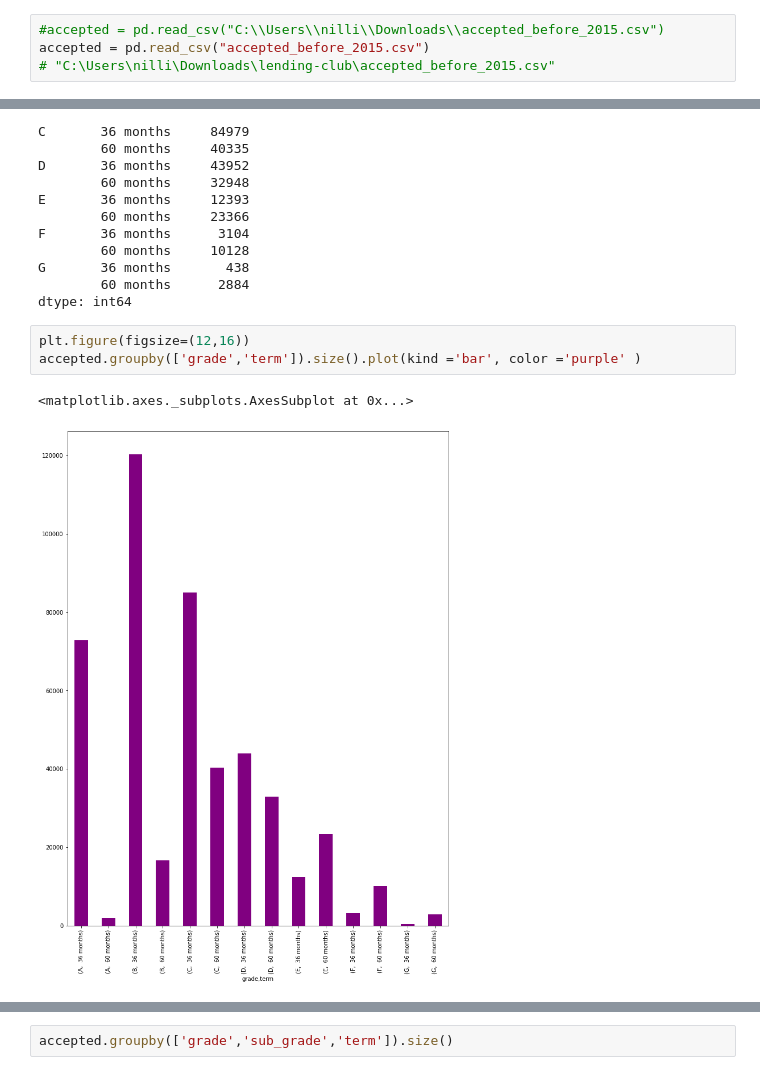
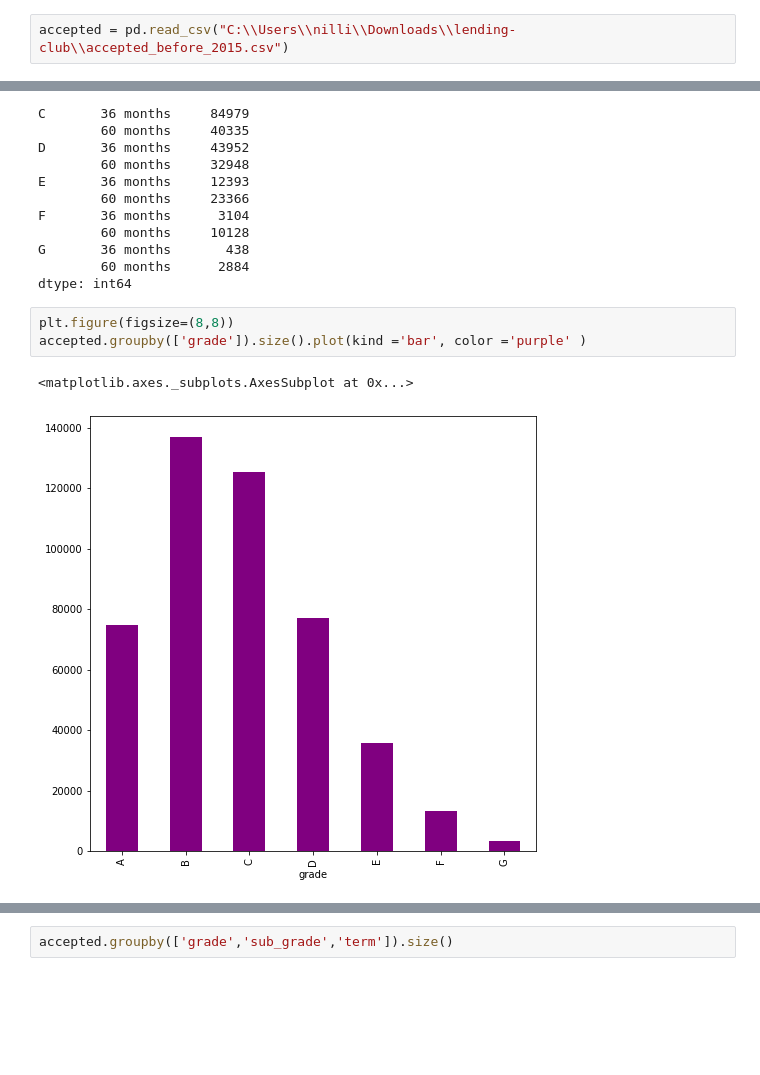
Before and after one commit to kisakiwata/Lending_Club_Portfolio_Analysis, a Jupyter notebook: NE_EDA_Lending_Club_Capstone.ipynb, the cells around one changed output, grey strips where cells are left out. Cells and saved outputs as stored; diff of their text form; blank space fills up the shorter version.

```diff
--- a/NE_EDA_Lending_Club_Capstone.ipynb
+++ b/NE_EDA_Lending_Club_Capstone.ipynb
@@ -12,7 +10,5 @@ plt.style.use('seaborn-colorblind')
 # %%
-#accepted = pd.read_csv("C:\\Users\\nilli\\Downloads\\accepted_before_2015.csv")
-accepted = pd.read_csv("accepted_before_2015.csv")
-# "C:\Users\nilli\Downloads\lending-club\accepted_before_2015.csv"
+accepted = pd.read_csv("C:\\Users\\nilli\\Downloads\\lending-club\\accepted_before_2015.csv")
 # %%
 accepted.head()
 # %% [output]
@@ -158,11 +130,11 @@ G       36 months       438
         60 months      2884
 dtype: int64
 # %%
-plt.figure(figsize=(12,16))
-accepted.groupby(['grade','term']).size().plot(kind ='bar', color ='purple' )
+plt.figure(figsize=(8,8))
+accepted.groupby(['grade']).size().plot(kind ='bar', color ='purple' )
 # %% [output]
 <matplotlib.axes._subplots.AxesSubplot at 0x...>
-[figure, old version]
+[figure, new version]
 # %%
 sns.barplot(x="grade",
 y='int_rate',
```
Also changed, not shown: parts of 42 cells of this notebook.
